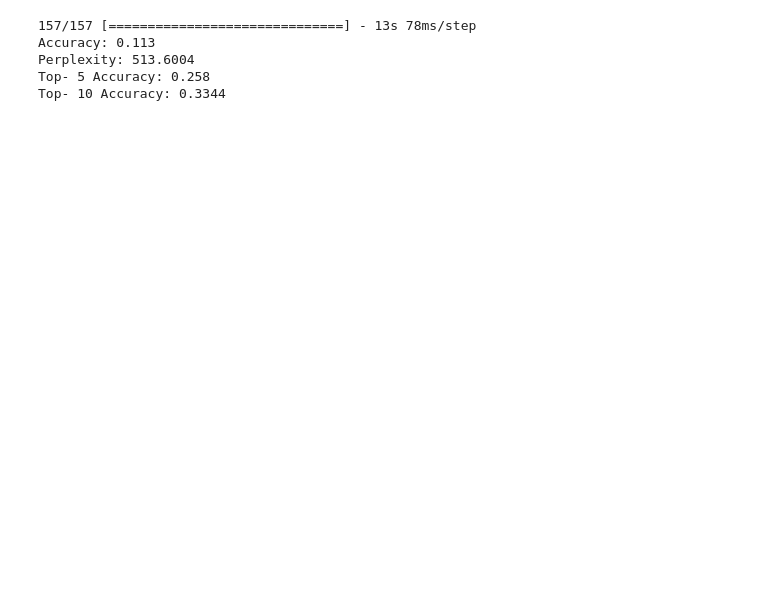
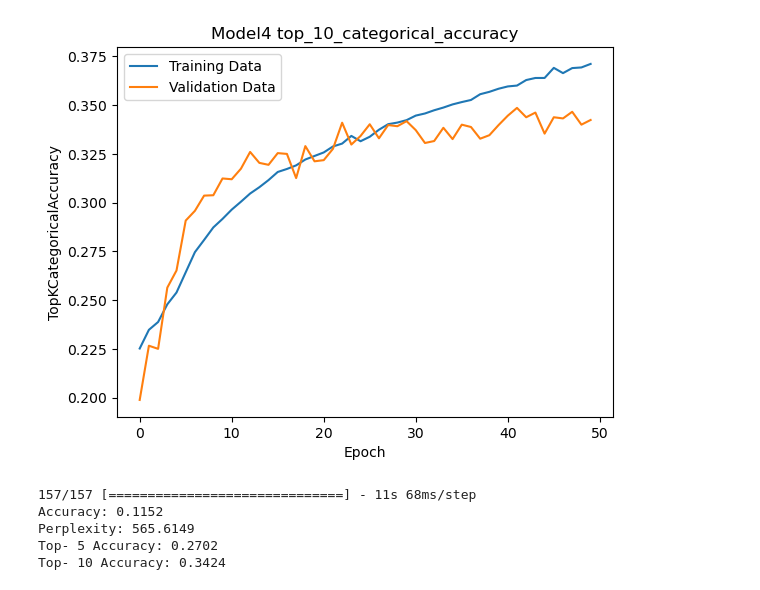
Before and after one commit to Punat02/TextGenerator, a Jupyter notebook: LookAtModel.ipynb, the cells around one changed output. Saved outputs shown, nothing was run; the diff lists cells and outputs as text; code cells hidden in the pictures; blank space fills up the shorter version.

Commit message:
custom metrics

```diff
--- a/LookAtModel.ipynb
+++ b/LookAtModel.ipynb
@@ -35,3 +35,13 @@ plt.savefig('png/Model3 top_k_categorical_accuracy k=5.png')
+# %%
+plt.plot(history['top_10_categorical_accuracy'])
+plt.plot(history['val_top_10_categorical_accuracy'])
+plt.title('Model4 top_10_categorical_accuracy')
+plt.ylabel('TopKCategoricalAccuracy')
+plt.xlabel('Epoch')
+plt.legend(['Training Data', 'Validation Data'], loc='upper left')
+plt.savefig('png/Model4 top_10_categorical_accuracy k=5.png')
+# %% [output]
+[figure, added]
 # %%
 from tensorflow import keras
 from tensorflow.keras.metrics import TopKCategoricalAccuracy
@@ -39,7 +49,18 @@ from sklearn.metrics import f1_score
 import numpy as np
 
 # Laden des Modells
-model = keras.models.load_model('Model3/Model_100000.h5')
+def top_5_categorical_accuracy(y_true, y_pred):
+    return keras.metrics.top_k_categorical_accuracy(y_true, y_pred, k=5)
+def top_10_categorical_accuracy(y_true, y_pred):
+    return keras.metrics.top_k_categorical_accuracy(y_true, y_pred, k=10)
+# Registriere die benutzerdefinierten Metrikfunktionen
+custom_objects = {'top_5_categorical_accuracy': top_5_categorical_accuracy,
+                  'top_10_categorical_accuracy': top_10_categorical_accuracy}
+
+# Lade das Modell mit den registrierten benutzerdefinierten Metriken
+model = keras.models.load_model('Model4/Model_100000.h5', custom_objects=custom_objects)
+
+# model = keras.models.load_model('Model4/Model_100000.h5')
 
 # Vorbereiten der Validierungsdaten
 with open('FormatedData/100000/x_val.pickle', 'rb') as file:
@@ -70,8 +91,8 @@ top_k_accuracy = TopKCategoricalAccuracy(k=k)
 top_k_accuracy.update_state(y_val, predictions)
 print("Top-", k, "Accuracy:", top_k_accuracy.result().numpy())
 # %% [output]
-157/157 [==============================] - 13s 78ms/step
-Accuracy: 0.113
-Perplexity: 513.6004
-Top- 5 Accuracy: 0.258
-Top- 10 Accuracy: 0.3344
+157/157 [==============================] - 11s 68ms/step
+Accuracy: 0.1152
+Perplexity: 565.6149
+Top- 5 Accuracy: 0.2702
+Top- 10 Accuracy: 0.3424
```
Also changed, not shown: parts of 4 cells of this notebook, 1 other file.
